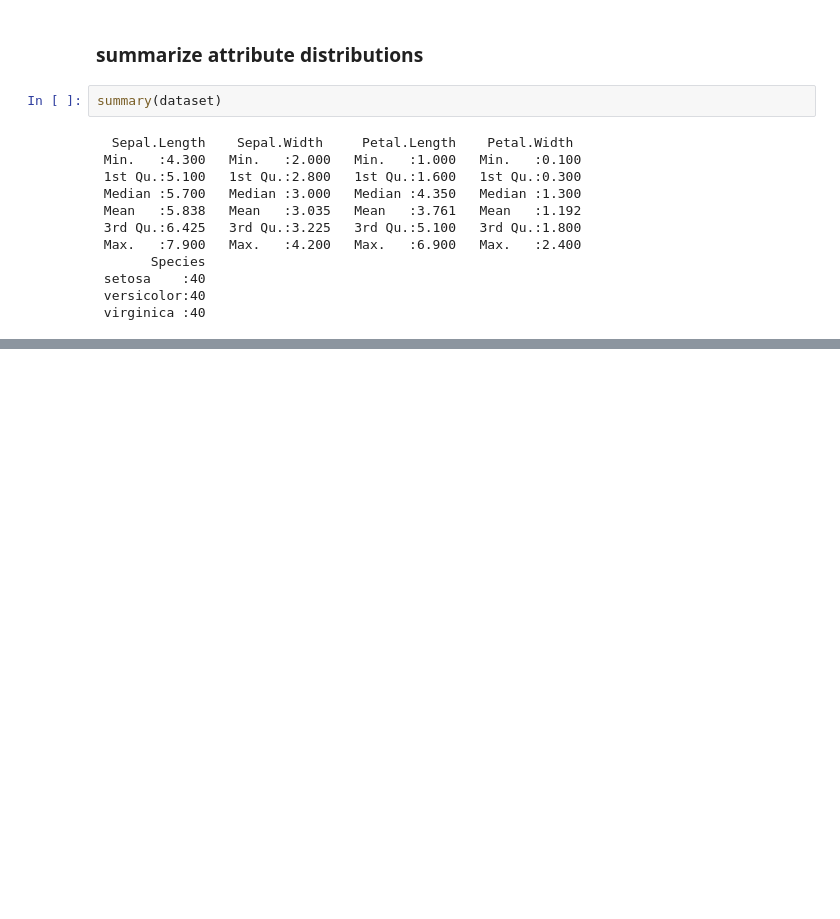
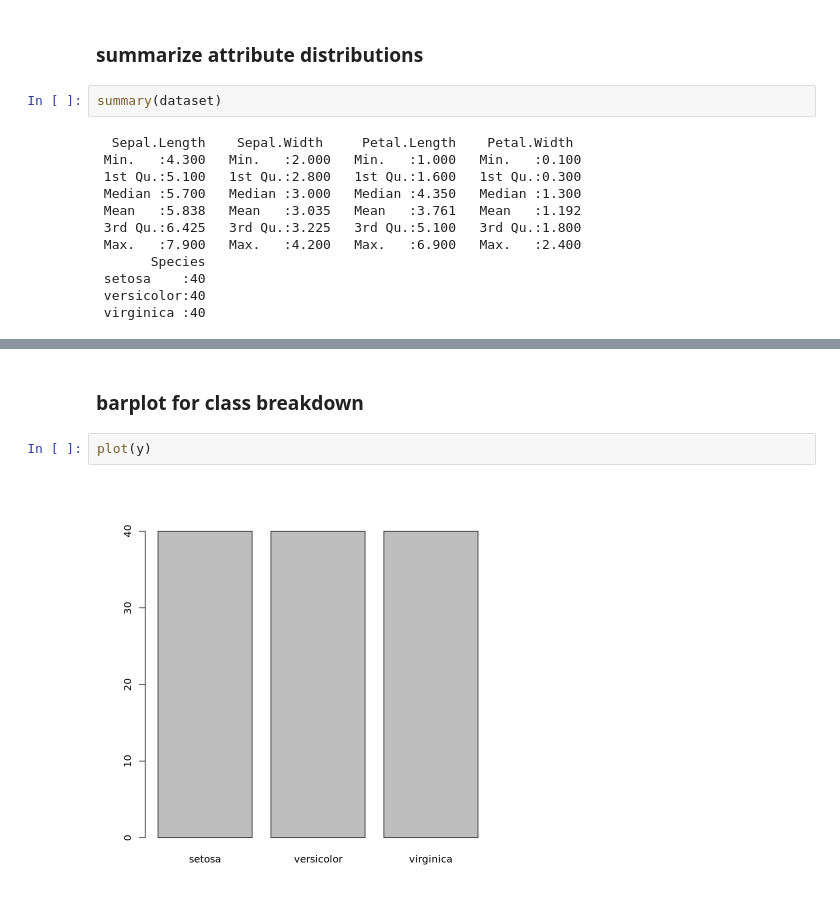
Before and after one commit to eblige01/ML_r, a Jupyter notebook: ML_r.ipynb, the cells around one changed output, grey strips where cells are left out. Drawn from its saved outputs; the diff is of its cells as text; blank space fills up the shorter version.

```diff
--- a/ML_r.ipynb
+++ b/ML_r.ipynb
@@ -88,0 +107,6 @@ summary(dataset)
+# %% [markdown]
+### barplot for class breakdown
+# %%
+plot(y)
+# %% [output]
+[figure, added]
```
Also changed, not shown: parts of 13 cells of this notebook.
